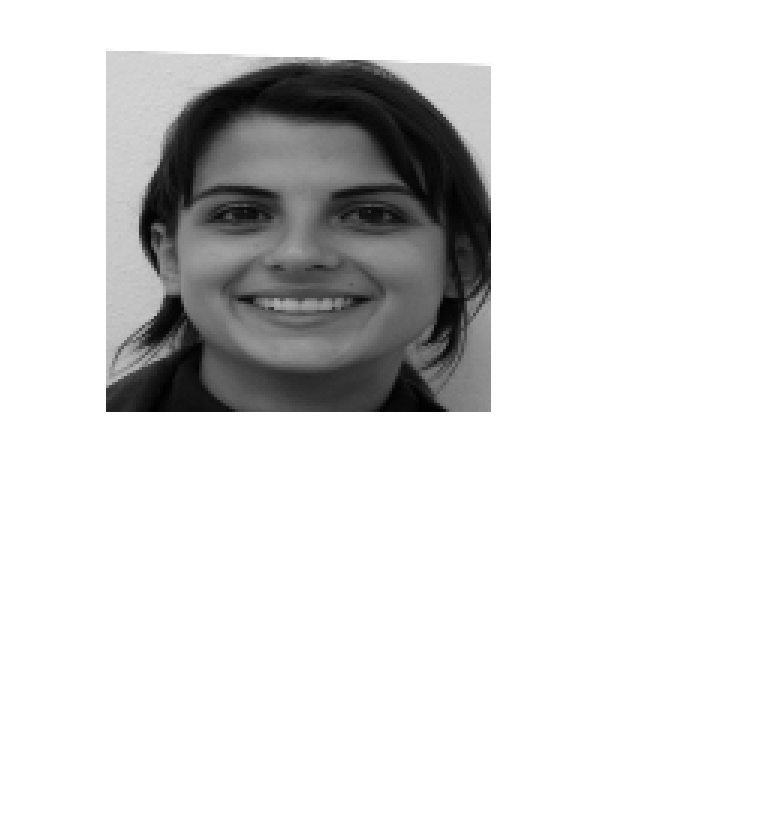
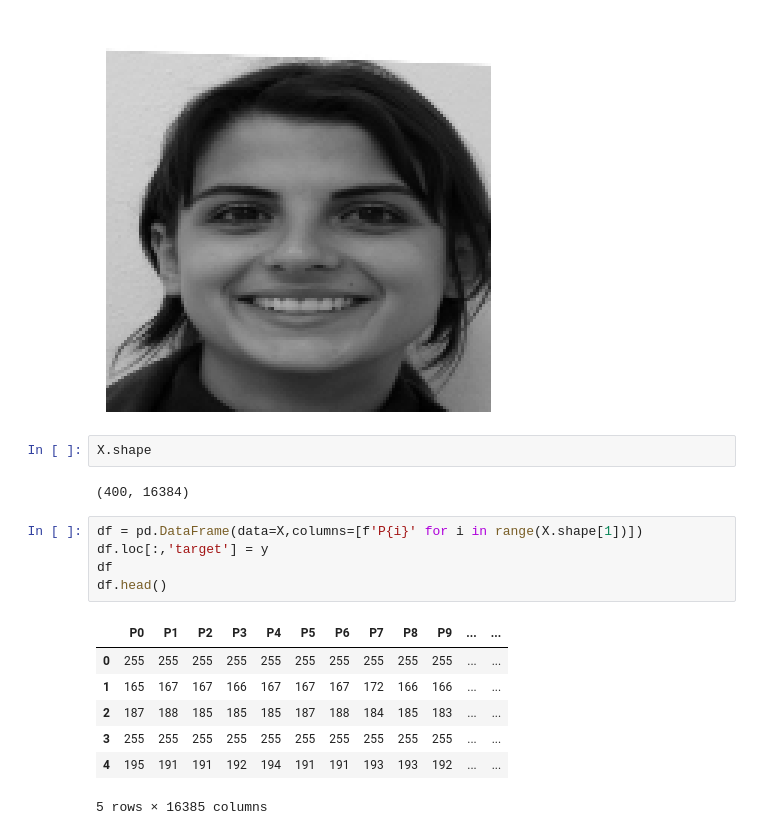
Before and after one commit to samgott123/GB_500-RNP_Analise-, a Jupyter notebook: Execise_2.ipynb, the cells around one changed output. Cells and saved outputs as stored; diff of their text form; blank space fills up the shorter version.

```diff
--- a/Execise_2.ipynb
+++ b/Execise_2.ipynb
@@ -74,3 +68,20 @@ indice = 0  # Cambia el índice para ver diferentes imágenes
 visualizar_imagen(X[indice], img_height, img_width)
 # %% [output]
 [figure]
+# %%
+X.shape
+# %% [output]
+(400, 16384)
+# %%
+df = pd.DataFrame(data=X,columns=[f'P{i}' for i in range(X.shape[1])])
+df.loc[:,'target'] = y
+df
+df.head()
+# %% [output]
+|  | P0 | P1 | P2 | P3 | P4 | P5 | P6 | P7 | P8 | P9 | ... | ... |
+| 0 | 255 | 255 | 255 | 255 | 255 | 255 | 255 | 255 | 255 | 255 | ... | ... |
+| 1 | 165 | 167 | 167 | 166 | 167 | 167 | 167 | 172 | 166 | 166 | ... | ... |
+| 2 | 187 | 188 | 185 | 185 | 185 | 187 | 188 | 184 | 185 | 183 | ... | ... |
+| 3 | 255 | 255 | 255 | 255 | 255 | 255 | 255 | 255 | 255 | 255 | ... | ... |
+| 4 | 195 | 191 | 191 | 192 | 194 | 191 | 191 | 193 | 193 | 192 | ... | ... |
+5 rows × 16385 columns
```
Also changed, not shown: parts of 15 cells of this notebook.
